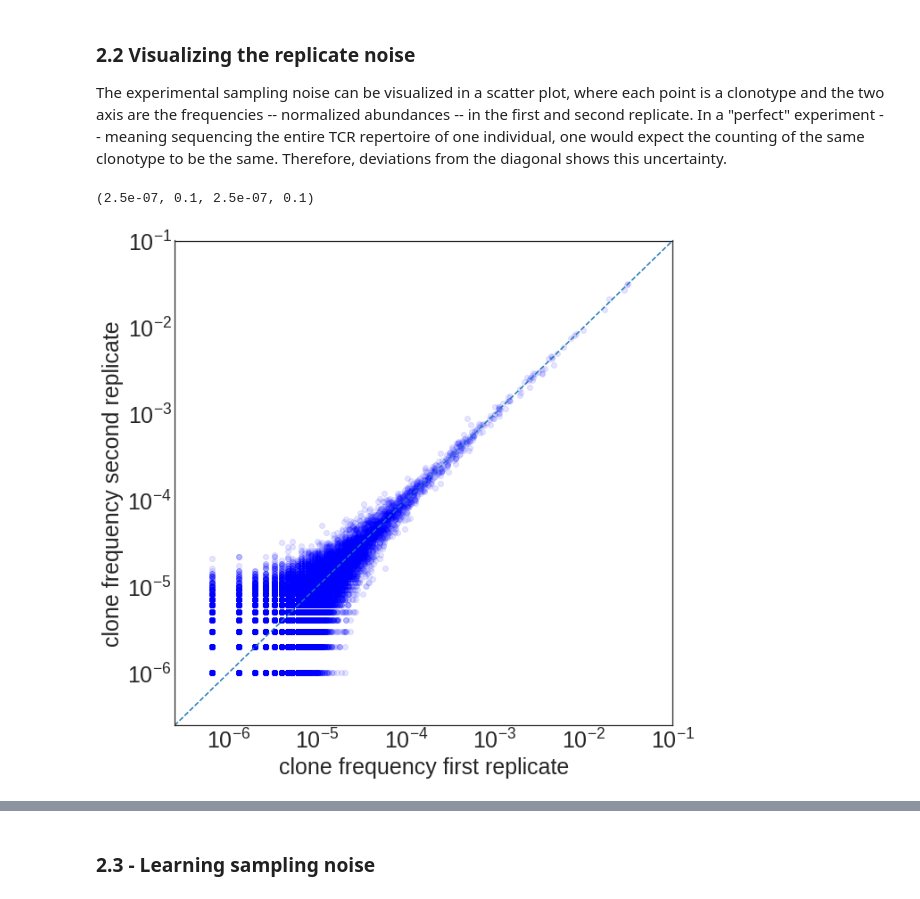
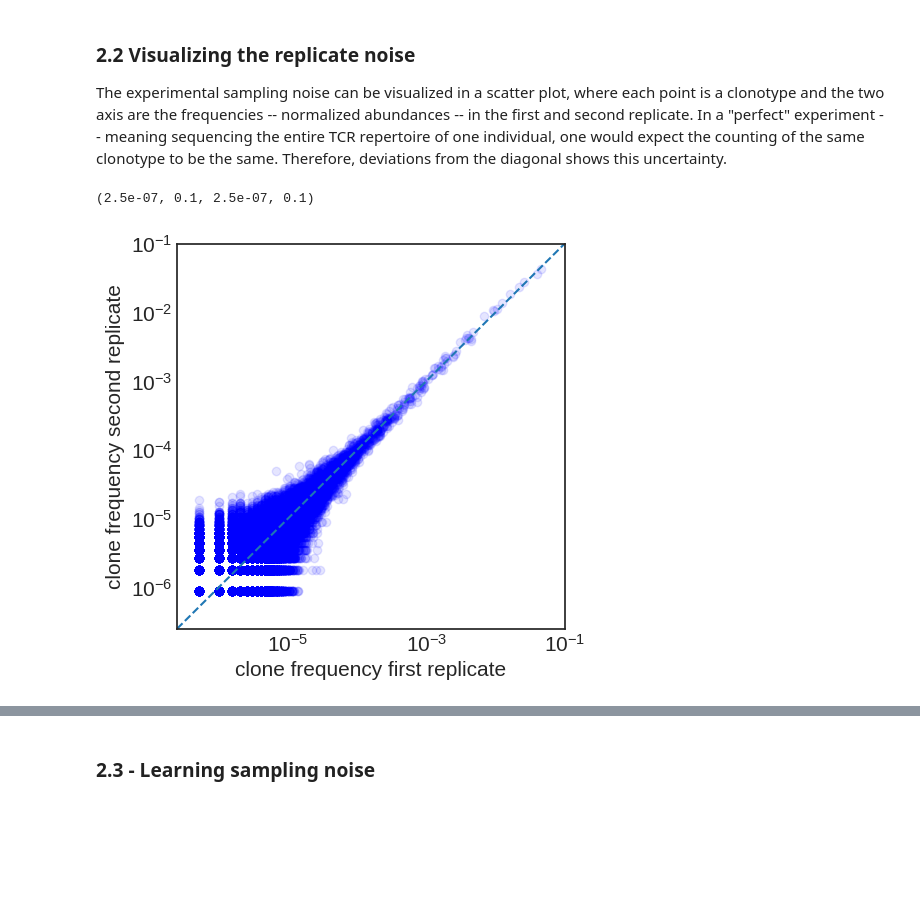
Before and after one commit to amazzoli/Quantitative_immunology, a Jupyter notebook: notebooks/Noiset_2_learning_the_noise_across_replicates.ipynb, the cells around one changed output, grey strips where cells are left out. Drawn from its saved outputs; the diff is of its cells as text; code cells hidden in the pictures; blank space fills up the shorter version.

```diff
--- a/notebooks/Noiset_2_learning_the_noise_across_replicates.ipynb
+++ b/notebooks/Noiset_2_learning_the_noise_across_replicates.ipynb
@@ -85,19 +85,19 @@ df_15
 The experimental sampling noise can be visualized in a scatter plot, where each point is a clonotype and the two axis are the frequencies -- normalized abundances -- in the first and second replicate.
 In a "perfect" experiment -- meaning sequencing the entire TCR repertoire of one individual, one would expect the counting of the same clonotype to be the same. Therefore, deviations from the diagonal shows this uncertainty.
 # %%
-plt.figure(figsize=(10,10))
-plt.rc('xtick', labelsize = 25)
-plt.rc('ytick', labelsize = 25)
+plt.figure(figsize=(5,5))
+plt.rc('xtick', labelsize = 15)
+plt.rc('ytick', labelsize = 15)
 X = np.linspace(0,1, 1000)
 
 plt.style.use('seaborn-white')
 plt.scatter(df_15['Clone_fraction_1'], df_15['Clone_fraction_2'], color = 'blue', alpha = 0.1)
 plt.plot(X,X, linestyle ='--')
-plt.xlabel(r'clone frequency first replicate', fontsize = 25)
-plt.ylabel(r'clone frequency second replicate', fontsize = 25)
+plt.xlabel(r'clone frequency first replicate', fontsize = 15)
+plt.ylabel(r'clone frequency second replicate', fontsize = 15)
 plt.xscale('log')
 plt.yscale('log')
 plt.axis([2.5e-7, 1e-1, 2.5e-7, 1e-1])
 # %% [output]
 (2.5e-07, 0.1, 2.5e-07, 0.1)
-[figure, old version]
+[figure, new version]
```
Also changed, not shown: parts of 14 cells of this notebook.
